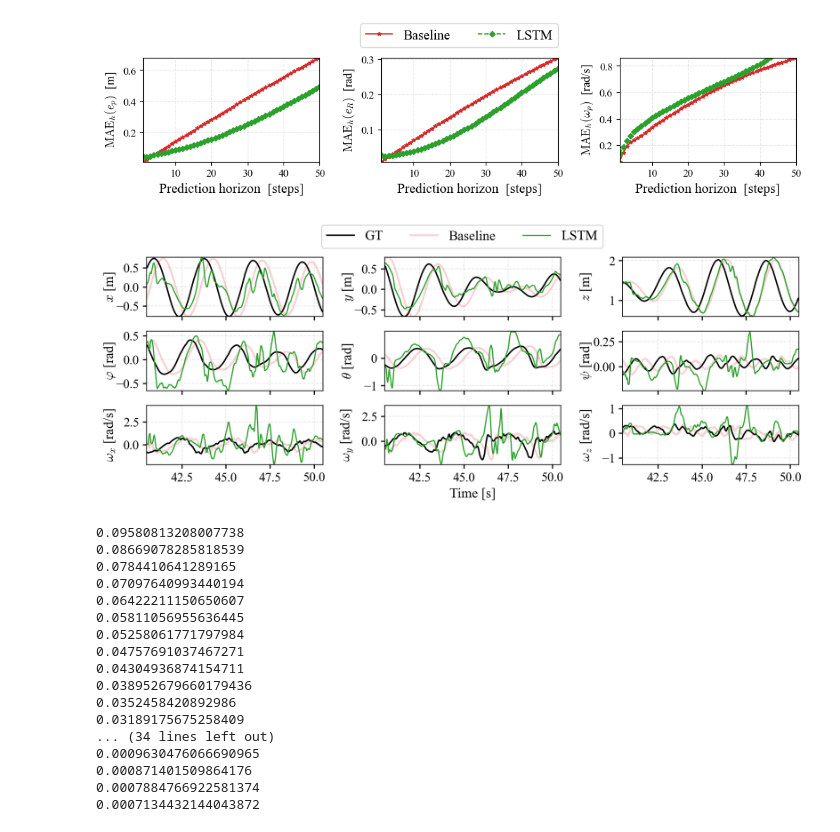
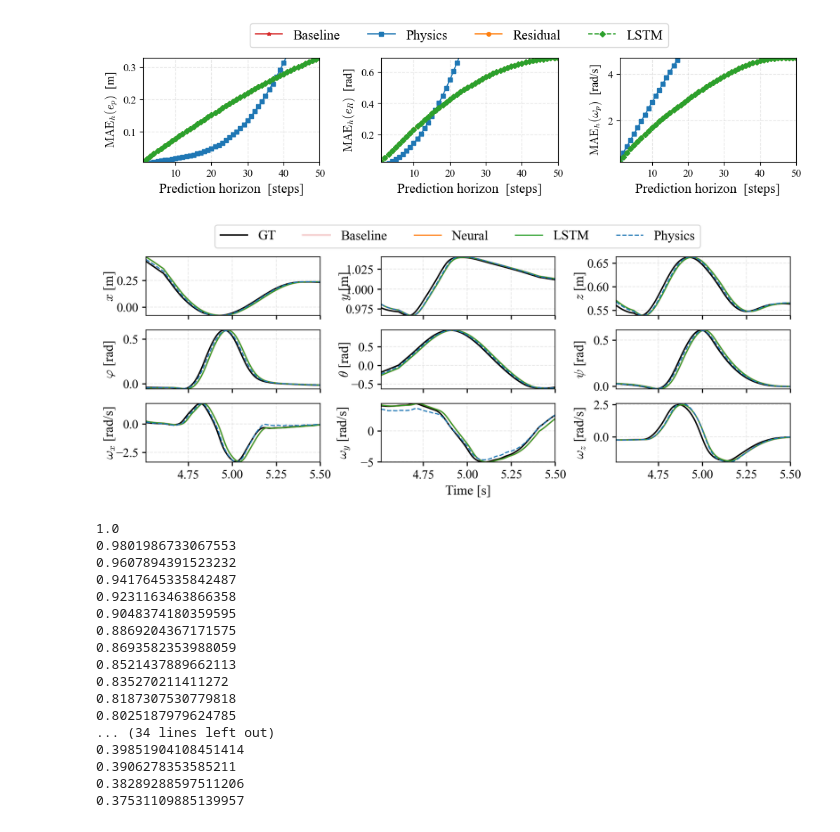
Before and after one commit to idsia-robotics/nanodrone-sysid-benchmark, a Jupyter notebook: results/model_comparison.ipynb, the cells around one changed output. Saved outputs shown, nothing was run; the diff lists cells and outputs as text; code cells hidden in the pictures.

Commit message:
Update with check on torch physical model + training of phys+res

```diff
--- a/results/model_comparison.ipynb
+++ b/results/model_comparison.ipynb
@@ -189,3 +255,11 @@ df_base, df_lstm = [
+# %%
+# ---------------------------------------------------------
+# === Apply to all dataframes ===
+# ---------------------------------------------------------
+df_base, df_lstm, df_neur, df_phys = [
+    add_rotation_columns(df)
+    for df in [df_base, df_lstm, df_neur, df_phys]#, df_res]
+]
 # %%
 import numpy as np
 
@@ -262,8 +336,8 @@ max_horizon = 50
 
 metrics_base  = compute_errors(df_base,  max_horizon)
 metrics_lstm  = compute_errors(df_lstm,  max_horizon)
-# metrics_neur  = compute_errors(df_neur,  max_horizon)
-# metrics_phys  = compute_errors(df_phys,  max_horizon)
+metrics_neur  = compute_errors(df_neur,  max_horizon)
+metrics_phys  = compute_errors(df_phys,  max_horizon)
 # metrics_res   = compute_errors(df_res,   max_horizon)
 # %%
 import matplotlib.pyplot as plt
@@ -279,8 +353,8 @@ ylabels = [r"$\mathrm{MAE}_h (e_p)$  [m]", r"$\mathrm{MAE}_h (e_R)$  [rad]",  r"
 
 model_metrics = {
     "Baseline":   metrics_base,
-    # "Physics":    metrics_phys,
-    # "Neural":     metrics_neur,
+    "Physics":    metrics_phys,
+    "Residual":     metrics_neur,
     # "Residual":   metrics_res,
     "LSTM":       metrics_lstm,
 }
@@ -288,8 +362,8 @@ model_metrics = {
 model_styles = {
     "Baseline": ('*-', 'tab:red'),
     "Physics": ('s-', 'tab:blue'),
-    "Neural": ('o-', 'tab:orange'),
-    "Residual": ('^-', 'tab:purple'),
+    "Residual": ('o-', 'tab:orange'),
+    # "Residual": ('^-', 'tab:purple'),
     "LSTM": ('D--', 'tab:green'),
 }
 
@@ -324,10 +398,9 @@ plt.subplots_adjust(top=0.86, bottom=0.12, hspace=0.25, wspace=0.35)
 # plt.savefig("new_metrics_models.pdf", bbox_inches='tight')
 plt.show()
 # %% [output]
-[figure, old version]
+[figure, new version]
 # %%
-def plot_multistate_predictions(df_base, df_lstm,# df_neur, df_phys, df_res,
-                                h=50, N_start=0, N_end=None):
+def plot_multistate_predictions(h=50, N_start=0, N_end=None):
     """
     Create a 4x3 grid of time-series plots comparing true vs. predicted trajectories
     (h-step ahead) for each state variable.
@@ -367,20 +440,20 @@ def plot_multistate_predictions(df_base, df_lstm,# df_neur, df_phys, df_res,
             ax = axs[r, c]
 
             # --- Smoothed signals ---
-            # neur = df_neur[pred_col][N_start:N_end].rolling(10, min_periods=1, center=True).mean()
+            neur = df_neur[pred_col][N_start:N_end].rolling(20, min_periods=1, center=True).mean()
             # res  = df_res[pred_col][N_start:N_end].rolling(10, min_periods=1, center=True).mean()
-            lstm = df_lstm[pred_col][N_start:N_end].rolling(10, min_periods=1, center=True).mean()
-            base = df_base[pred_col][N_start:N_end].rolling(10, min_periods=1, center=True).mean()
-            # phys = df_phys[pred_col][N_start:N_end].rolling(10, min_periods=1, center=True).mean()
-            true = df_base[state][N_start + h:N_end + h].rolling(10, min_periods=1, center=True).mean()
+            lstm = df_lstm[pred_col][N_start:N_end].rolling(20, min_periods=1, center=True).mean()
+            base = df_base[pred_col][N_start:N_end].rolling(20, min_periods=1, center=True).mean()
+            phys = df_phys[pred_col][N_start:N_end].rolling(20, min_periods=1, center=True).mean()
+            true = df_base[state][N_start + h:N_end + h].rolling(20, min_periods=1, center=True).mean()
 
             # --- Plot ---
             ax.plot(t[N_start + h:N_end + h], true, 'k-', label='GT', linewidth=1.5)
             ax.plot(t[N_start + h:N_end + h], base, '-', color='tab:red', label='Baseline', linewidth=2, alpha=0.2)
             # ax.plot(t[N_start + h:N_end + h], res, '-', color='tab:purple', label='Residual', linewidth=1.2)
-            # ax.plot(t[N_start + h:N_end + h], neur, '-', color='tab:orange', label='Neural', linewidth=1.2)
+            ax.plot(t[N_start + h:N_end + h], neur, '-', color='tab:orange', label='Neural', linewidth=1.2)
             ax.plot(t[N_start + h:N_end + h], lstm, '-', color='tab:green', label='LSTM', linewidth=1.2)
-            # ax.plot(t[N_start + h:N_end + h], phys, '--', color='tab:blue', label='Physics', linewidth=1.2)
+            ax.plot(t[N_start + h:N_end + h], phys, '--', color='tab:blue', label='Physics', linewidth=1.2)
 
             # --- Aesthetics ---
             ax.set_ylabel(state_labels[r][c], fontsize=14, labelpad=10)
@@ -391,60 +464,60 @@ def plot_multistate_predictions(df_base, df_lstm,# df_neur, df_phys, df_res,
 
             if (r == 2) and (c == 1):
                 ax.set_xlabel("Time [s]", fontsize=14)
 
     # --- Align y-labels properly ---
     fig.align_ylabels(axs[:, 0])
 
     # --- Shared legend (like 2nd figure) ---
     handles, labels = [], []
     for ax in axs.flat:
         h, l = ax.get_legend_handles_labels()
         for handle, label in zip(h, l):
             if label not in labels:
                 handles.append(handle)
                 labels.append(label)
 
     fig.legend(handles, labels, loc='upper center', ncols=6,
                bbox_to_anchor=(0.5, 1), fontsize=14, frameon=True)
 
     labelx = -0.17  # axes coords
 
     for ax in axs.flat:
         ax.yaxis.set_label_coords(labelx, 0.5)
 
     plt.subplots_adjust(top=0.86, bottom=0.12, hspace=0.25, wspace=0.35)
 
     # plt.savefig('new_lineplots_models.pdf', bbox_inches='tight')
     plt.show()
 
-plot_multistate_predictions(df_base, df_lstm, h=50, N_start=4000, N_end=5000)
+plot_multistate_predictions(h=1, N_start=450, N_end=550)
 # %% [output]
-[figure, old version]
+[figure, new version]
 # %%
-lambda_ = .1
+lambda_ = .02
 N = 50
 weights = np.exp(-lambda_ * np.arange(N))
-weights = weights / weights.sum()  # normalize to 1
+# weights = weights / weights.sum()  # normalize to 1
 for w in weights:
     print(w)
 # %% [output]
-0.09580813208007738
-0.08669078285818539
-0.0784410641289165
-0.07097640993440194
-0.06422211150650607
-0.05811056955636445
-0.05258061771797984
-0.04757691037467271
-0.04304936874154711
-0.038952679660179436
-0.0352458420892986
-0.03189175675258409
+1.0
+0.9801986733067553
+0.9607894391523232
+0.9417645335842487
+0.9231163463866358
+0.9048374180359595
+0.8869204367171575
+0.8693582353988059
+0.8521437889662113
+0.835270211411272
+0.8187307530779818
+0.8025187979624785
 ... (34 lines left out)
-0.0009630476066690965
-0.000871401509864176
-0.0007884766922581374
-0.0007134432144043872
+0.39851904108451414
+0.3906278353585211
+0.38289288597511206
+0.37531109885139957
 # %%
 import numpy as np
 import matplotlib.pyplot as plt
```
Also changed, not shown: parts of 4 cells of this notebook, 24 other files.
